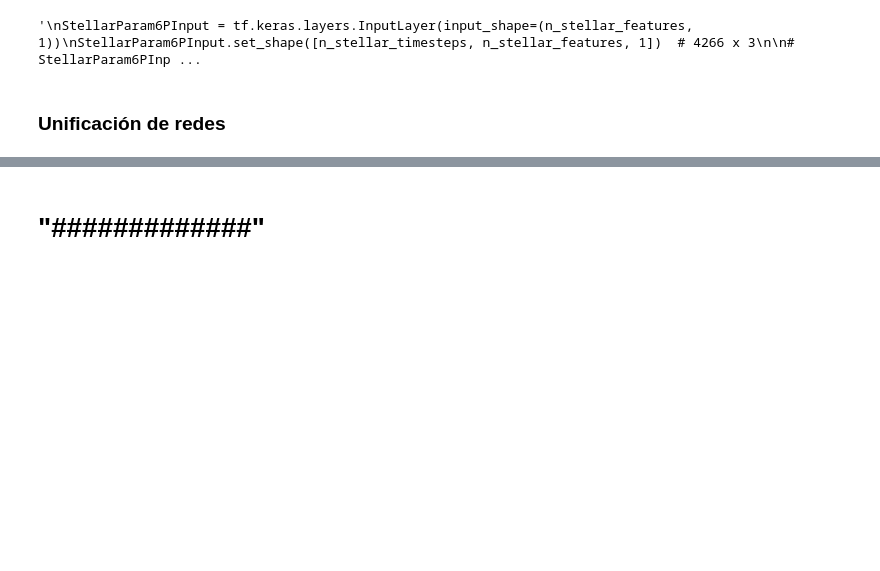
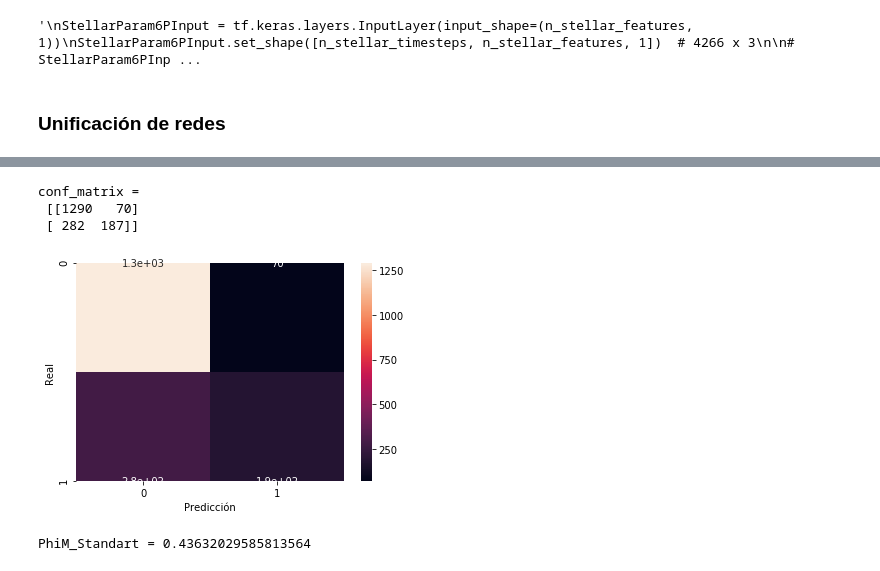
Before and after one commit to HecMartinSol/VIU_TFM, a Jupyter notebook: proyecto/06.00.-rrnn.ipynb, the cells around one changed output, grey strips where cells are left out. Cells and saved outputs as stored; diff of their text form; code cells hidden in the pictures; blank space fills up the shorter version.

```diff
--- a/proyecto/06.00.-rrnn.ipynb
+++ b/proyecto/06.00.-rrnn.ipynb
@@ -279,11 +287,11 @@ hidden2 = tf.keras.layers.Dense(256, activation='relu')(hidden1)
 hidden3 = tf.keras.layers.Dense(256, activation='relu')(hidden2)
 hidden4 = tf.keras.layers.Dense(256, activation='relu')(hidden3)
 
-output = tf.keras.layers.Dense(n_outputs, activation='tanh')(hidden4)
+output = tf.keras.layers.Dense(n_outputs, activation=output_activation)(hidden4)
 
 model = tf.keras.Model(inputs=[inputLocalView,inputGlobalView], outputs=output)
 # model = tf.keras.Model(inputs=[inputLocalView,inputGlobalView,StellarParam6PInput], outputs=output)
-model.compile(loss='binary_crossentropy', optimizer='adam', metrics=['accuracy'])
+model.compile(loss='binary_crossentropy', optimizer=output_optimizer, metrics=['accuracy'])
 
 print(model.summary())
 # %% [output]
@@ -344,2 +449,0 @@ print('Best Threshold=%f, G-Mean=%.3f' % (thresholds_keras[ix], gmeans[ix]))
-# %% [markdown]
-# "#############"
@@ -587,0 +450,18 @@ plt.show()
+# %%
+conf_matrix = confusion_matrix(y_local_extended_test, y_pred_keras_standart)
+print("conf_matrix =\n", conf_matrix)
+
+pintar_matriz_confusion(conf_matrix)
+
+pd.DataFrame(conf_matrix).to_csv(basepath + '_confusionmatrix.csv')
+# %% [output]
+conf_matrix =
+ [[1290   70]
+ [ 282  187]]
+[figure, added]
+# %%
+#Umbral estándar
+PhiM_Standart = matthews_corrcoef(y_local_extended_test, y_pred_keras_standart)
+print("PhiM_Standart =", PhiM_Standart)
+# %% [output]
+PhiM_Standart = 0.43632029585813564
```
Also changed, not shown: parts of 24 cells of this notebook, 6 other files.
